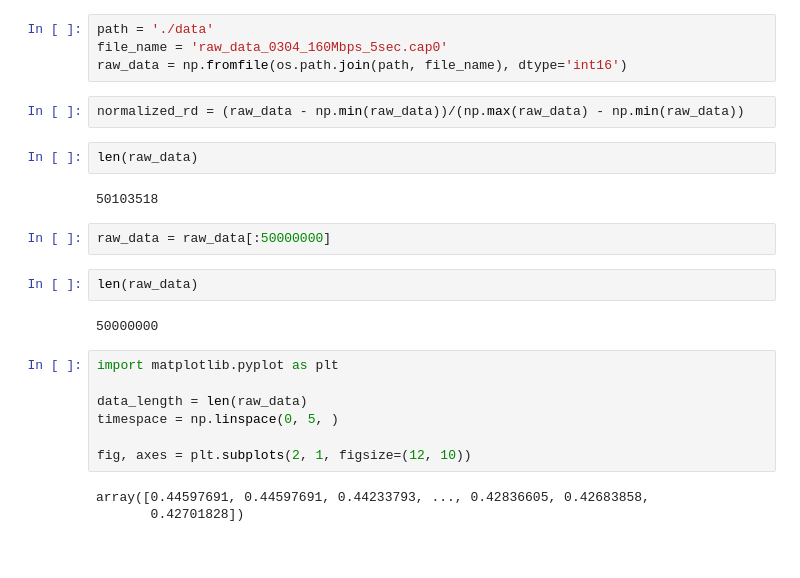
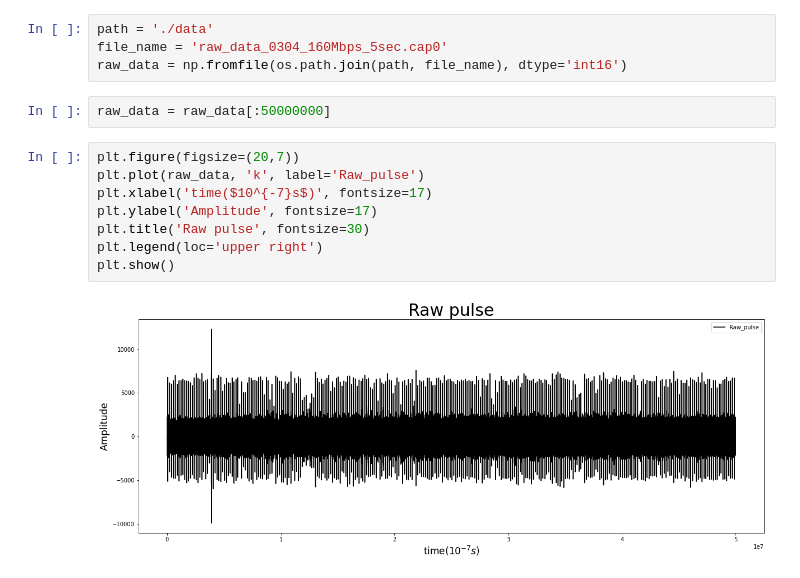
Before and after one commit to CheolJ/TIL, a Jupyter notebook: Signal Processing/code/pattern_draft.ipynb, the cells around one changed output. Cells and saved outputs as stored; diff of their text form.

```diff
--- a/Signal Processing/code/pattern_draft.ipynb
+++ b/Signal Processing/code/pattern_draft.ipynb
@@ -22,25 +32,15 @@ os.getcwd()
 path = './data'
 file_name = 'raw_data_0304_160Mbps_5sec.cap0'
 raw_data = np.fromfile(os.path.join(path, file_name), dtype='int16')
-# %%
-normalized_rd = (raw_data - np.min(raw_data))/(np.max(raw_data) - np.min(raw_data))
-# %%
-len(raw_data)
-# %% [output]
-50103518
 # %%
 raw_data = raw_data[:50000000]
-# %%
-len(raw_data)
-# %% [output]
-50000000
-# %%
-import matplotlib.pyplot as plt
-
-data_length = len(raw_data)
-timespace = np.linspace(0, 5, )
-
-fig, axes = plt.subplots(2, 1, figsize=(12, 10))
-# %% [output]
-array([0.44597691, 0.44597691, 0.44233793, ..., 0.42836605, 0.42683858,
-       0.42701828])
+# %%
+plt.figure(figsize=(20,7))
+plt.plot(raw_data, 'k', label='Raw_pulse')
+plt.xlabel('time($10^{-7}s$)', fontsize=17)
+plt.ylabel('Amplitude', fontsize=17)
+plt.title('Raw pulse', fontsize=30)
+plt.legend(loc='upper right')
+plt.show()
+# %% [output]
+[figure, added]
```
Also changed, not shown: parts of 18 cells of this notebook.
